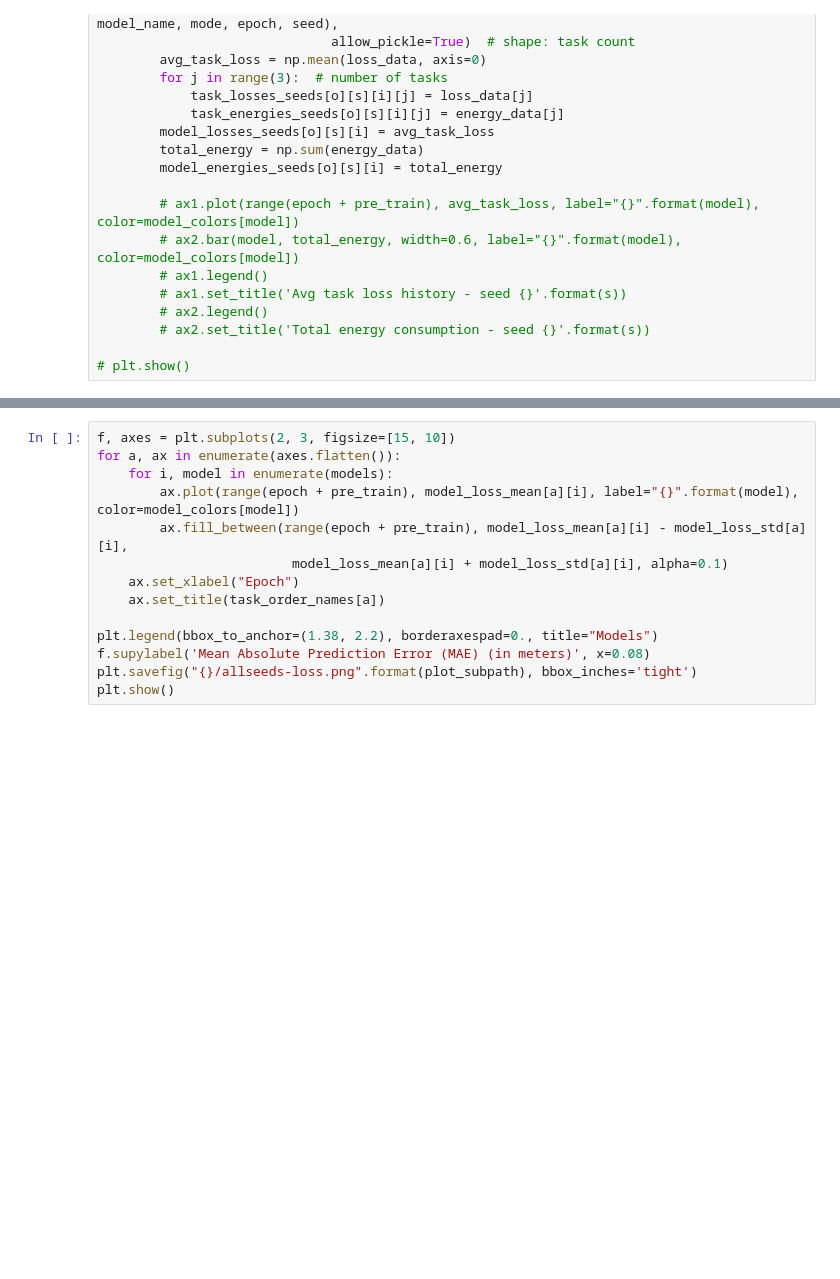
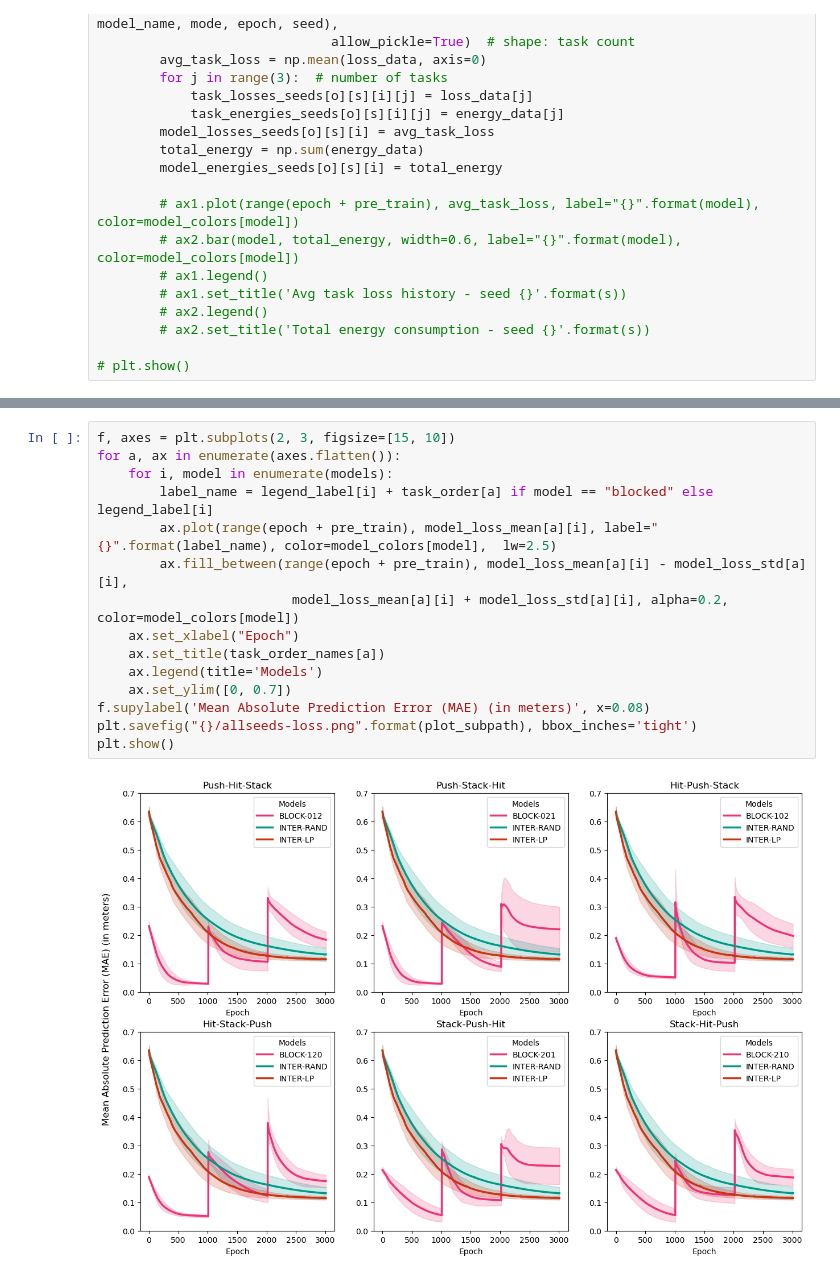
Before and after one commit to sayhanne/IMTL, a Jupyter notebook: blockedvsimtl.ipynb, the cells around one changed output, grey strips where cells are left out. Cells and saved outputs as stored; diff of their text form; blank space fills up the shorter version.

```diff
--- a/blockedvsimtl.ipynb
+++ b/blockedvsimtl.ipynb
@@ -99,14 +101,17 @@ plt.show()
 # %%
 f, axes = plt.subplots(2, 3, figsize=[15, 10])
 for a, ax in enumerate(axes.flatten()):
     for i, model in enumerate(models):
-        ax.plot(range(epoch + pre_train), model_loss_mean[a][i], label="{}".format(model), color=model_colors[model])
+        label_name = legend_label[i] + task_order[a] if model == "blocked" else legend_label[i]
+        ax.plot(range(epoch + pre_train), model_loss_mean[a][i], label="{}".format(label_name), color=model_colors[model],  lw=2.5)
         ax.fill_between(range(epoch + pre_train), model_loss_mean[a][i] - model_loss_std[a][i],
-                         model_loss_mean[a][i] + model_loss_std[a][i], alpha=0.1)
+                         model_loss_mean[a][i] + model_loss_std[a][i], alpha=0.2, color=model_colors[model])
     ax.set_xlabel("Epoch")
     ax.set_title(task_order_names[a])
-
-plt.legend(bbox_to_anchor=(1.38, 2.2), borderaxespad=0., title="Models")
+    ax.legend(title='Models')
+    ax.set_ylim([0, 0.7])
 f.supylabel('Mean Absolute Prediction Error (MAE) (in meters)', x=0.08)
 plt.savefig("{}/allseeds-loss.png".format(plot_subpath), bbox_inches='tight')
 plt.show()
+# %% [output]
+[figure, added]
```
Also changed, not shown: parts of 3 cells of this notebook, 16 other files.
